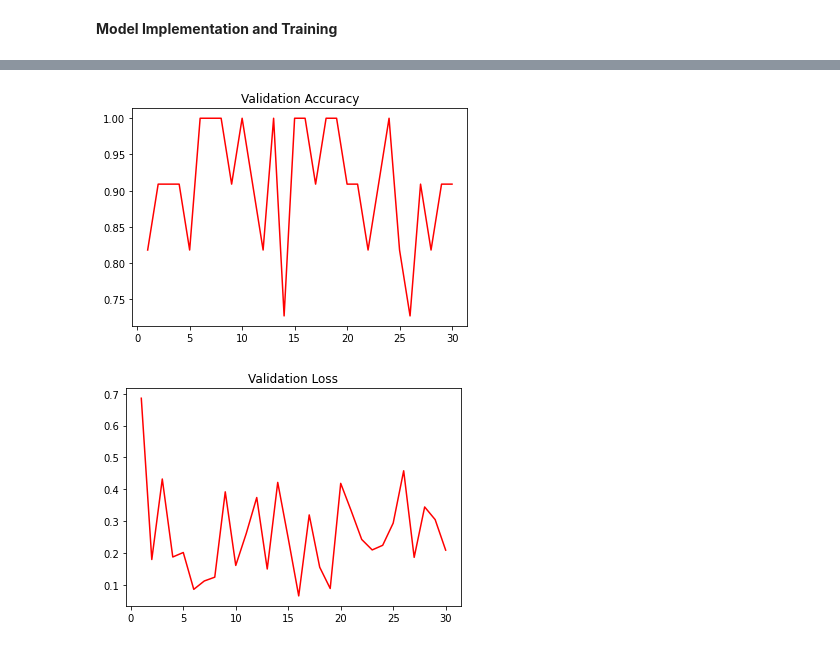
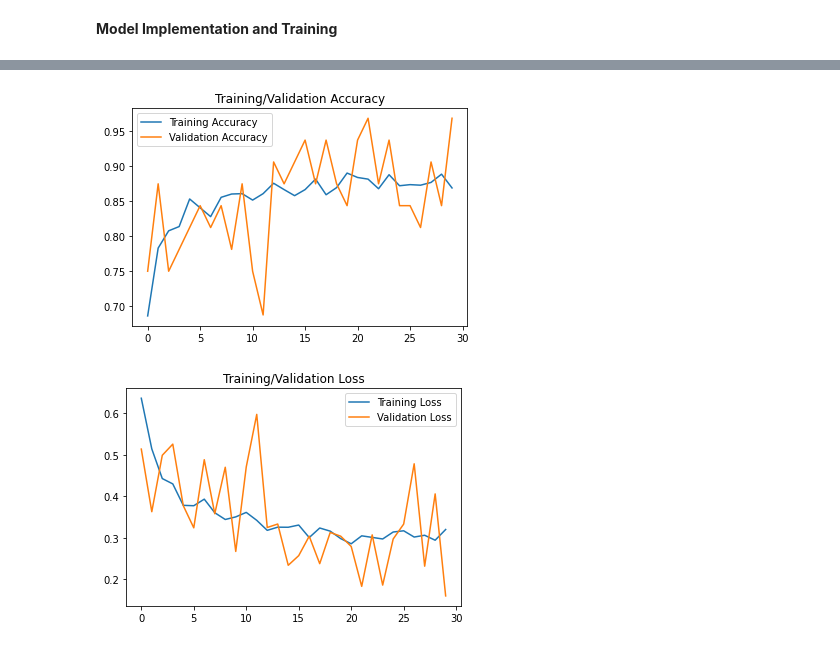
Before and after one commit to krn1230/BrainTumorDetection, a Jupyter notebook: Tumor_Detection.ipynb, the cells around one changed output, grey strips where cells are left out. Saved outputs shown, nothing was run; the diff lists cells and outputs as text; code cells hidden in the pictures.

```diff
--- a/Tumor_Detection.ipynb
+++ b/Tumor_Detection.ipynb
@@ -151,7 +174,7 @@ from keras.layers import Dense, GlobalAveragePooling2D, Dropout
 CLASSES = 2
 x = base_model.output
 x = GlobalAveragePooling2D(name='avg_pool')(x)
-x = Dropout(0.4)(x)
+x = Dropout(0.5)(x)
 
 predictions = Dense(CLASSES, activation='softmax')(x)
 
@@ -161,12 +184,12 @@ for layer in base_model.layers:
     layer.trainable = False
 # %%
 model.compile(optimizer='adam',
-              loss='categorical_crossentropy',
+              loss='binary_crossentropy',
               metrics=['accuracy'])
 # %%
 EPOCHS = 30
-BATCH_SIZE = 32
-STEPS_PER_EPOCH = 5
+BATCH_SIZE = 35
+STEPS_PER_EPOCH = 40
 VALIDATION_STEPS = 1
 MODEL_FILE = os.path.join(WORKING_DIR,'model')
 
@@ -198,19 +221,24 @@ Epoch 30/30
 INFO:tensorflow:Assets written to: /content/drive/My Drive/Tumor_Detection/Data/model/assets
-# %%
-import matplotlib.pyplot as plt
-acc = history.history['accuracy']
-loss = history.history['loss']
-val_acc = history.history['val_accuracy']
-val_loss = history.history['val_loss']
-epochs = range(1,len(acc)+1)
-
-plt.plot(epochs, val_acc,'r')
-plt.title("Validation Accuracy")
-
-plt.figure()
-plt.plot(epochs, val_loss,'r')
-plt.title("Validation Loss")
-plt.show()
-# %% [output]
-[figure, removed]
-[figure, removed]
+# %%
+import matplotlib.pyplot as plt
+train_loss = history.history['loss']
+val_loss = history.history['val_loss']
+train_acc = history.history['accuracy']
+val_acc = history.history['val_accuracy']
+
+plt.figure()
+plt.plot(train_acc, label='Training Accuracy')
+plt.plot(val_acc, label='Validation Accuracy')
+plt.title('Training/Validation Accuracy')
+plt.legend()
+plt.show()
+
+plt.figure()
+plt.plot(train_loss, label='Training Loss')
+plt.plot(val_loss, label='Validation Loss')
+plt.title('Training/Validation Loss')
+plt.legend()
+plt.show()
+# %% [output]
+[figure, added]
+[figure, added]
```
Also changed, not shown: parts of 8 cells of this notebook.
